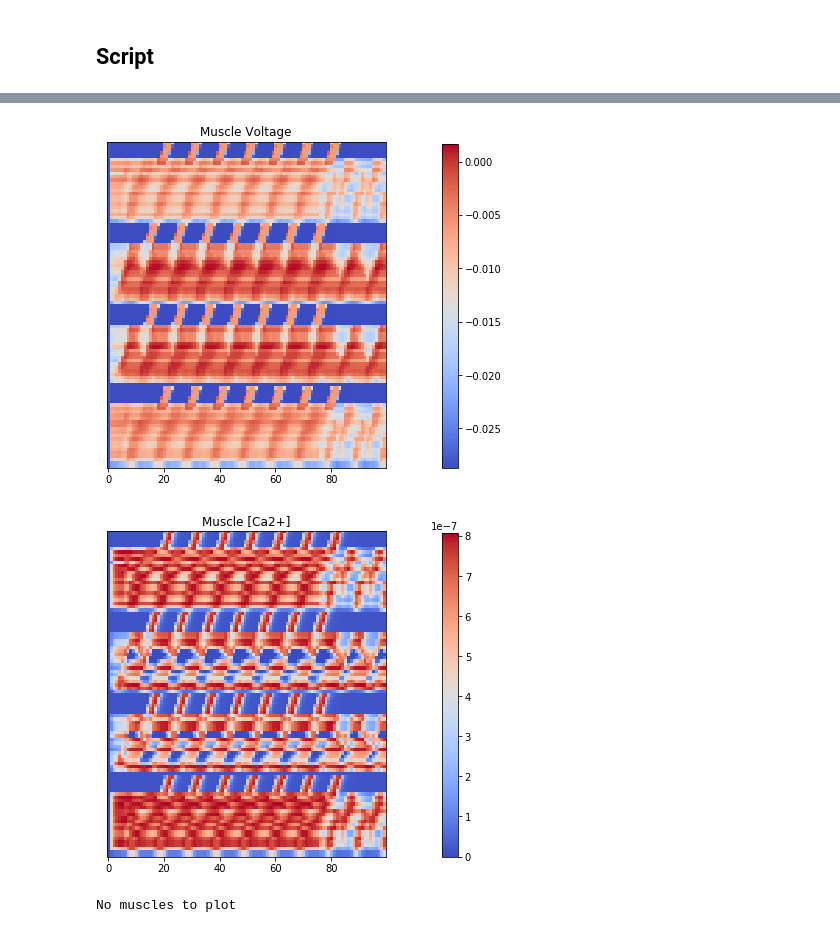
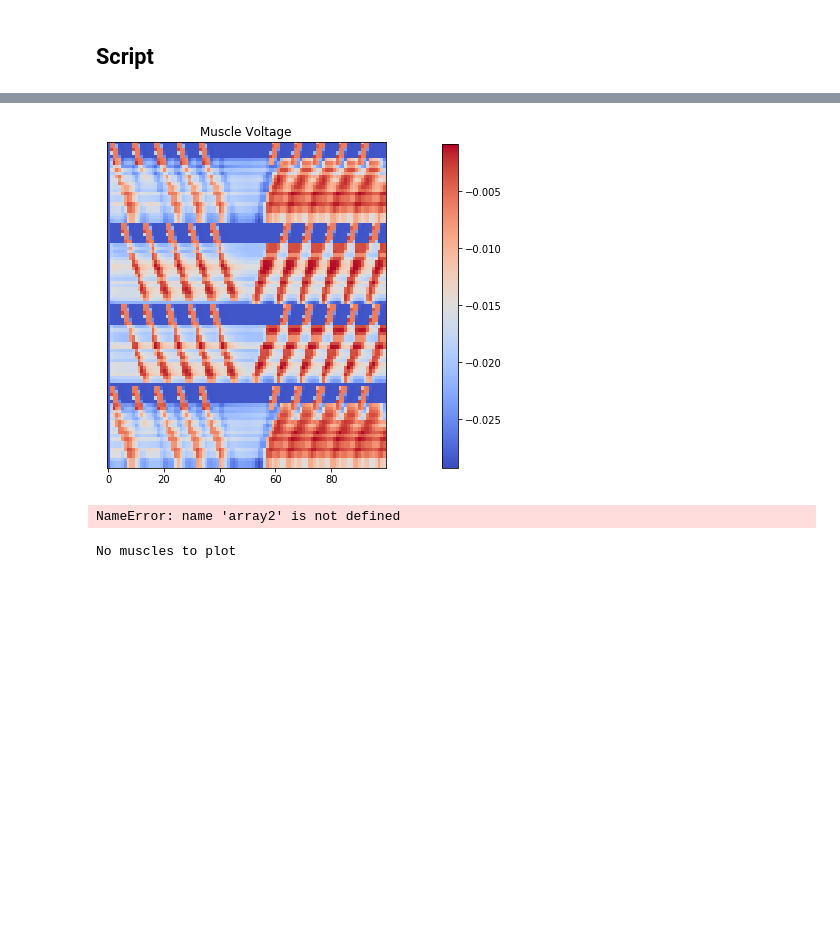
Before and after one commit to ManuelCarrascoY/openworm_tools, a Jupyter notebook: c302/c302.ipynb, the cells around one changed output, grey strips where cells are left out. Cells and saved outputs as stored; diff of their text form; code cells hidden in the pictures; blank space fills up the shorter version.

Commit message:
New simulations and installation fixes

```diff
--- a/c302/c302.ipynb
+++ b/c302/c302.ipynb
@@ -229,6 +312,13 @@ def map_plot(arrayName, title):
     plt.show()
 # %% [markdown]
 ## Insert reference for file
+# %%
+reference = 'FWandBW_VNC' #Change the name here
+parameters = 'C2'
+include_neurons = True
+include_muscles = False
+movement = True
+isNeuronSimulation = True #Can be done with NEURON or PyNeuroML
 # %%
 %cd ..
 if isNeuronSimulation:
@@ -257,14 +347,7 @@ Translating DA5_to_MDR13_exc_syn
-# %%
-reference = 'FWandBW_first' #Change the name here
-parameters = 'C2'
-include_neurons = True
-include_muscles = False
-movement = True
-isNeuronSimulation = True #Can be done with NEURON or PyNeuroML
 # %%
 file_start = 'c302_' + parameters + '_' + reference
 if isNeuronSimulation:
-    path_to_file = 'simulation_data/old_data/' + file_start + '_nrn/'
+    path_to_file = 'simulation_data/' + file_start + '_nrn/'
 else:
     path_to_file = 'simulation_data/' + file_start + '/'
 neuron_voltage =  path_to_file + file_start + '.dat'
@@ -419,13 +545,13 @@ Do you want to plot all neurons? [Y/n]Y
 # %%
 array = np.delete(H_3,0,1)
-array2 = np.delete(H_4,0,1)
+#array2 = np.delete(H_4,0,1)
 
 
 map_plot(np.transpose(array), 'Muscle Voltage')
 map_plot(np.transpose(array2), 'Muscle [Ca2+]')
 # %% [output]
-[figure, old version]
+[figure, new version]
-[figure, removed]
+NameError: name 'array2' is not defined
 # %%
 if include_muscles:
     H_3 = prepare_array(read_data(muscle_voltage), 100)
```
Also changed, not shown: parts of 13 cells of this notebook, 13 other files.
